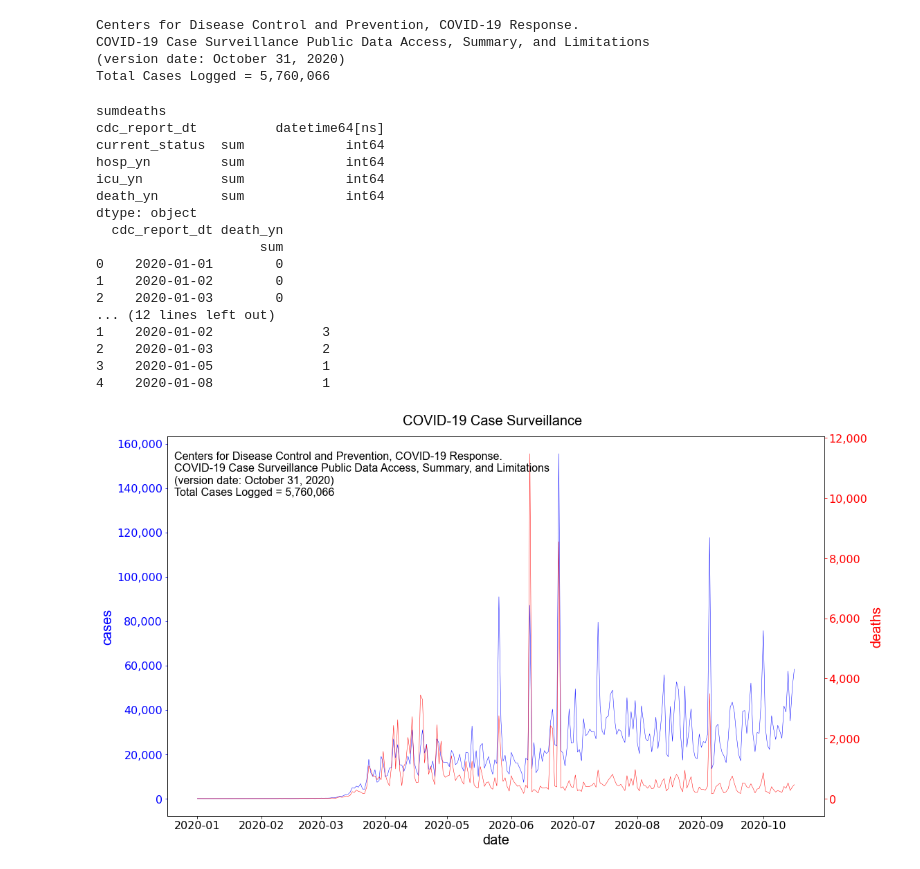
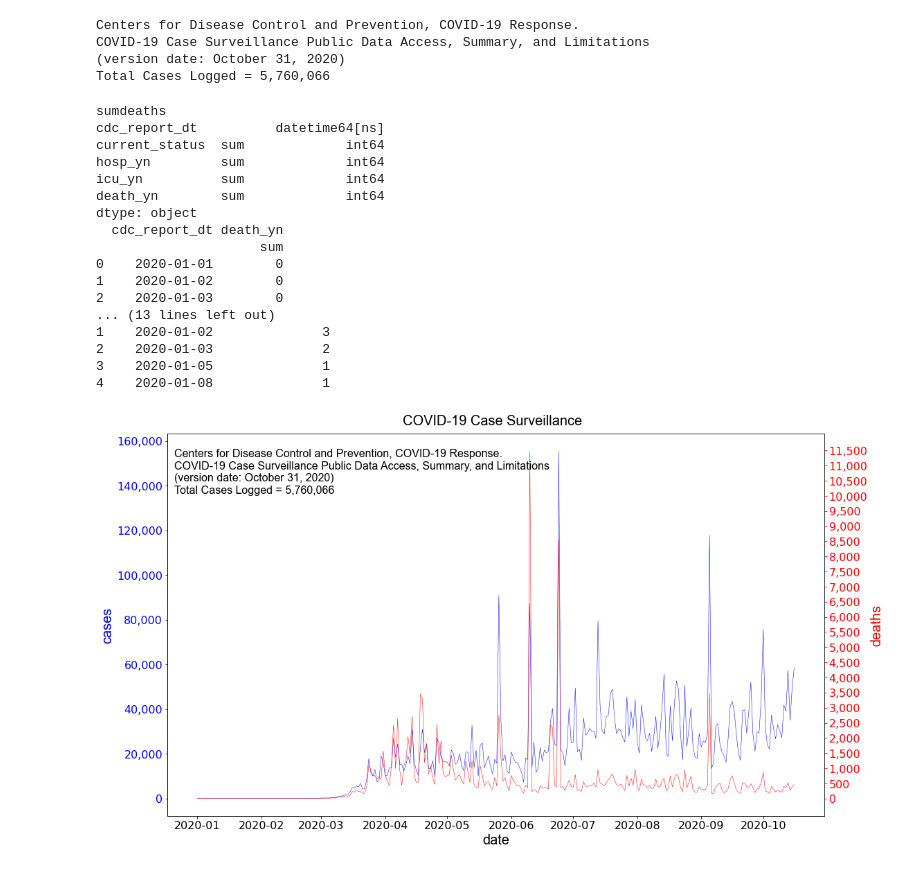
Before and after one commit to bethanysciences/Jupyter_Notebooks, a Jupyter notebook: covid19.ipynb, the cells around one changed output. Drawn from its saved outputs; the diff is of its cells as text; code cells hidden in the pictures.

```diff
--- a/covid19.ipynb
+++ b/covid19.ipynb
@@ -20,7 +20,7 @@ from shapely.geometry import Point, Polygon
 from mpl_toolkits.axes_grid1 import make_axes_locatable
 import seaborn as sns
 # %%
-df = pd.read_csv('data/COVID-19_Case_Surveillance_Public_Use_Data.csv')
+df = pd.read_csv('/Users/rpsmithii/Dropbox/arch/COVID-19_Case_Surveillance_Public_Use_Data.csv')
 df = df.drop(columns=['pos_spec_dt','onset_dt','medcond_yn','age_group','sex','Race and ethnicity (combined)'])
 df = df.replace({'death_yn' : { 'No' : 0, 'Unknown' : 0, 'Missing' : 0, 'Yes' : 1 }})
 df = df.replace({'icu_yn' : { 'No' : 0, 'Unknown' : 0, 'Missing' : 0, 'Yes' : 1 }})
@@ -92,7 +92,7 @@ dtype: object
 0    2020-01-01        0
 1    2020-01-02        0
 2    2020-01-03        0
-... (12 lines left out)
+... (13 lines left out)
 1    2020-01-02              3
 2    2020-01-03              2
 3    2020-01-05              1
@@ -100,28 +100,30 @@ dtype: object
 # %%
 fig, ax = plt.subplots(figsize=(16,9))
 fig.suptitle('COVID-19 Case Surveillance', fontname = 'Arial', size=20)
 fig.text(0.01, 0.9, legend, ha = 'left', va = 'center', transform = ax.transAxes, fontname = 'Arial',size = 16)
 ax.set_alpha(0.0)
 sns.despine(top = True, right = True, left = False, bottom = False)
 ax.plot(sumcases_df.cdc_report_dt, sumcases_df.current_status, color = 'blue', linewidth = .5)
 
 ax.set_xlabel('date', color = 'black', fontname = 'Arial', size = 20)
 ax.tick_params(labelsize = 16, color = 'black', axis = 'x', colors = 'black')
 
 ax.set_ylabel('cases', color = 'blue', fontname = 'Arial', size = 20)
 ax.tick_params(labelsize = 16, color = 'blue', axis = 'y', colors = 'blue')
 ax.yaxis.set_major_formatter(mpl.ticker.StrMethodFormatter('{x:,.0f}'))
 
 ax2=ax.twinx()
 ax2.set_ylabel('deaths', color = 'red', fontname = 'Arial', size = 20)
-ax2.tick_params(labelsize = 16, color = 'red', axis = 'y', colors = 'red')
+ax2.yaxis.set_ticks(np.arange(0, 12000, 500))
+ax2.tick_params(labelsize = 16, axis = 'y', colors = 'red')
 ax2.yaxis.set_major_formatter(mpl.ticker.StrMethodFormatter('{x:,.0f}'))
 
 ax2.plot(sumdeaths_df.cdc_report_dt, sumdeaths_df.death_yn, color = 'red', linewidth = .5)
 
 plt.tight_layout()
 plt.show()
 
 ax.figure.savefig('img/covid-19_cases_deaths_OCT2020.svg', dpi=96, transparent=True)
+ax.figure.savefig('img/covid-19_cases_deaths_OCT2020.png', dpi=96, transparent=True)
 # %% [output]
-[figure, old version]
+[figure, new version]
```
Also changed, not shown: 3 other files.
